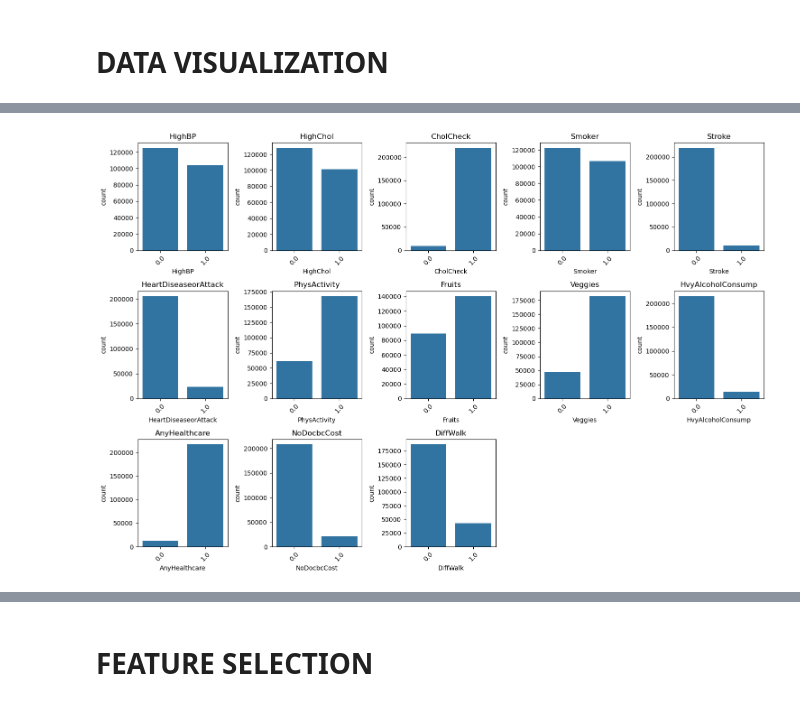
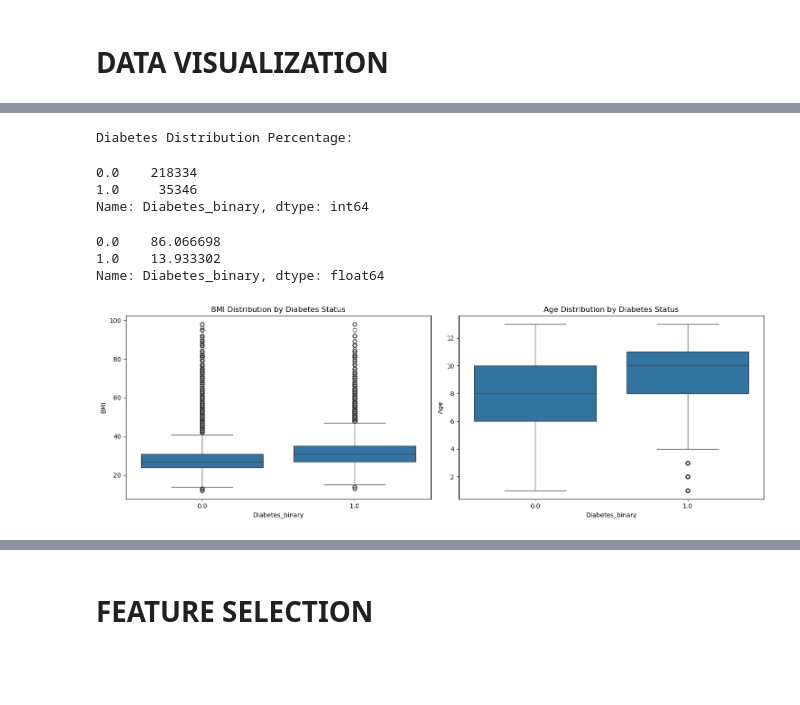
Before and after one commit to Niklauzi/cdc-diabetes-classification, a Jupyter notebook: CDC Diabetes Binary Prediction.ipynb, the cells around one changed output, grey strips where cells are left out. Drawn from its saved outputs; the diff is of its cells as text; code cells hidden in the pictures; blank space fills up the shorter version.

```diff
--- a/CDC Diabetes Binary Prediction.ipynb
+++ b/CDC Diabetes Binary Prediction.ipynb
@@ -211,15 +200,37 @@ plt.show()
-# %%
-binary_features = ['HighBP', 'HighChol', 'CholCheck', 'Smoker', 'Stroke',
-                   'HeartDiseaseorAttack', 'PhysActivity', 'Fruits', 'Veggies',
-                   'HvyAlcoholConsump', 'AnyHealthcare', 'NoDocbcCost', 'DiffWalk']
-
-plt.figure(figsize=(15,10))
-for i, feature in enumerate(binary_features):
-    plt.subplot(3, 5, i+1)
-    sns.countplot(x=feature, data=df)
-    plt.title(feature)
-    plt.xticks(rotation=45)
-plt.tight_layout()
-plt.show()
-# %% [output]
-[figure, removed]
+# %%
+# Print percentage distribution
+print("\nDiabetes Distribution Percentage:")
+df.Diabetes_binary.value_counts()
+# %% [output]
+Diabetes Distribution Percentage:
+0.0    218334
+1.0     35346
+Name: Diabetes_binary, dtype: int64
+# %%
+# Percentage value counts for diabetes_binary
+diabetes_counts = df.Diabetes_binary.value_counts(normalize=True) * 100
+diabetes_counts
+# %% [output]
+0.0    86.066698
+1.0    13.933302
+Name: Diabetes_binary, dtype: float64
+# %%
+# Analyze BMI and Age relationship with diabetes
+
+
+plt.figure(figsize=(15, 5))
+
+# BMI Distribution
+plt.subplot(1, 2, 1)
+sns.boxplot(data=df, x='Diabetes_binary', y='BMI')
+plt.title('BMI Distribution by Diabetes Status')
+
+# Age Distribution
+plt.subplot(1, 2, 2)
+sns.boxplot(data=df, x='Diabetes_binary', y='Age')
+plt.title('Age Distribution by Diabetes Status')
+
+plt.tight_layout()
+plt.show()
+# %% [output]
+[figure, added]
```
Also changed, not shown: parts of 68 cells of this notebook, 7 other files.
